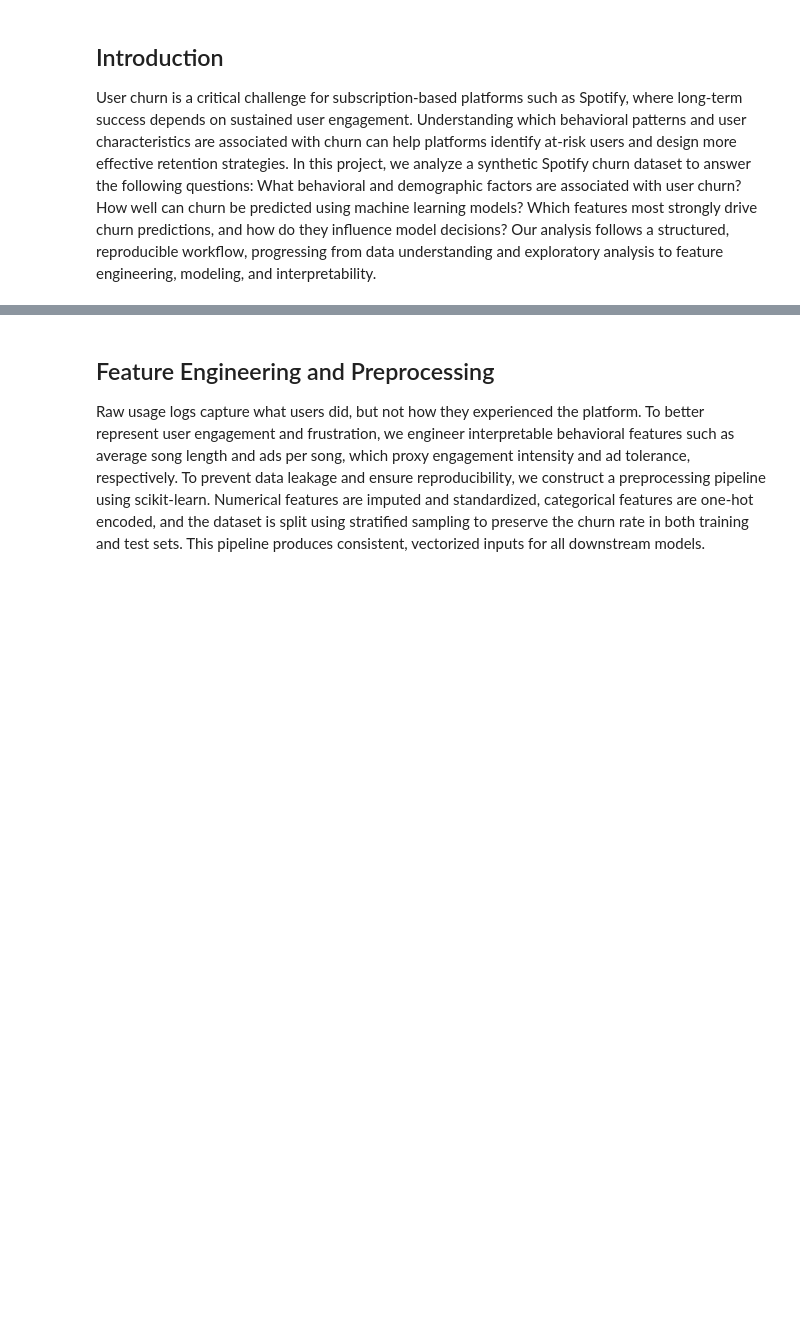
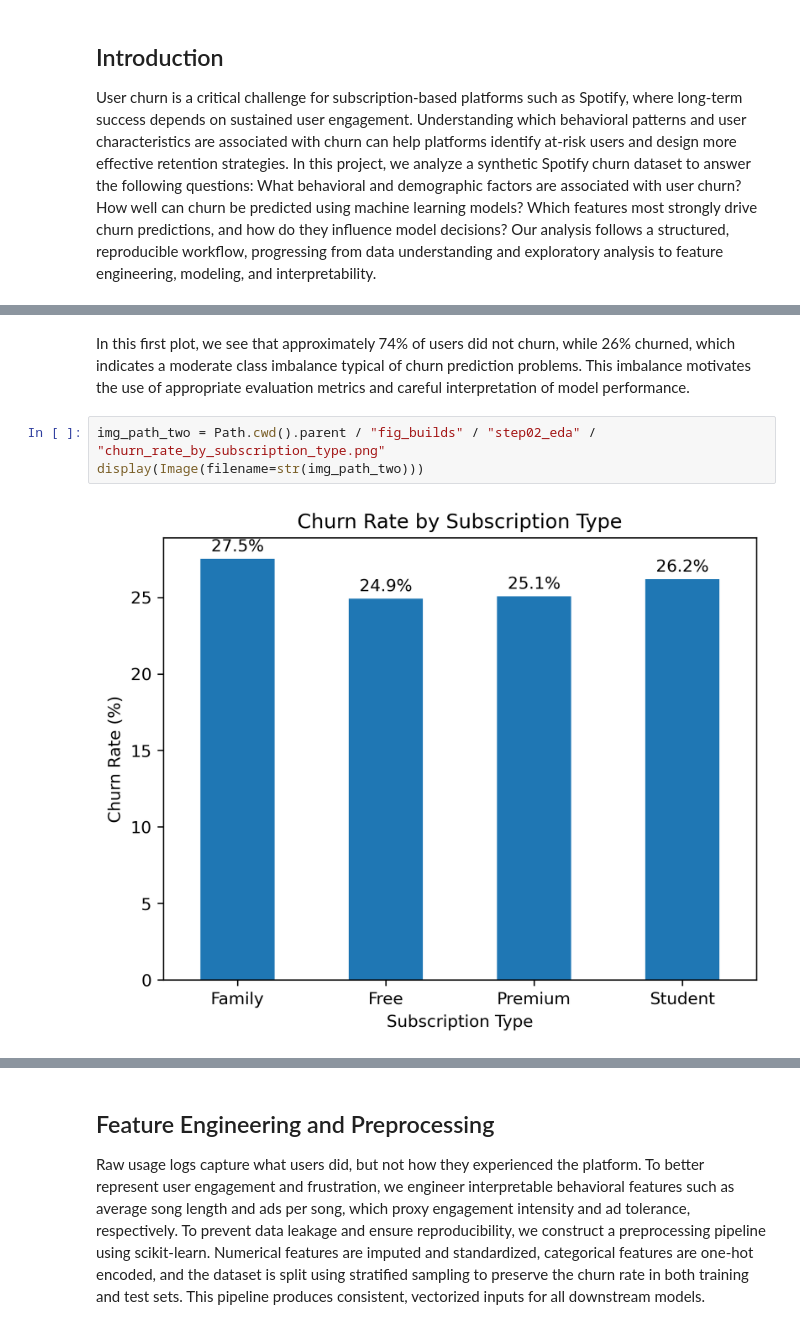
Before and after one commit to UCB-stat-159-f25/final-group08, a Jupyter notebook: notebooks/main.ipynb, the cells around one changed output, grey strips where cells are left out. Drawn from its saved outputs; the diff is of its cells as text; blank space fills up the shorter version.

```diff
--- a/notebooks/main.ipynb
+++ b/notebooks/main.ipynb
@@ -105,0 +135,7 @@ In contrast, engagement-related features show stronger associations with churn.
+# %% [markdown]
+In this first plot, we see that approximately 74% of users did not churn, while 26% churned, which indicates a moderate class imbalance typical of churn prediction problems. This imbalance motivates the use of appropriate evaluation metrics and careful interpretation of model performance.
+# %%
+img_path_two = Path.cwd().parent / "fig_builds" / "step02_eda" / "churn_rate_by_subscription_type.png"
+display(Image(filename=str(img_path_two)))
+# %% [output]
+[figure, added]
```
Also changed, not shown: parts of 10 cells of this notebook.
